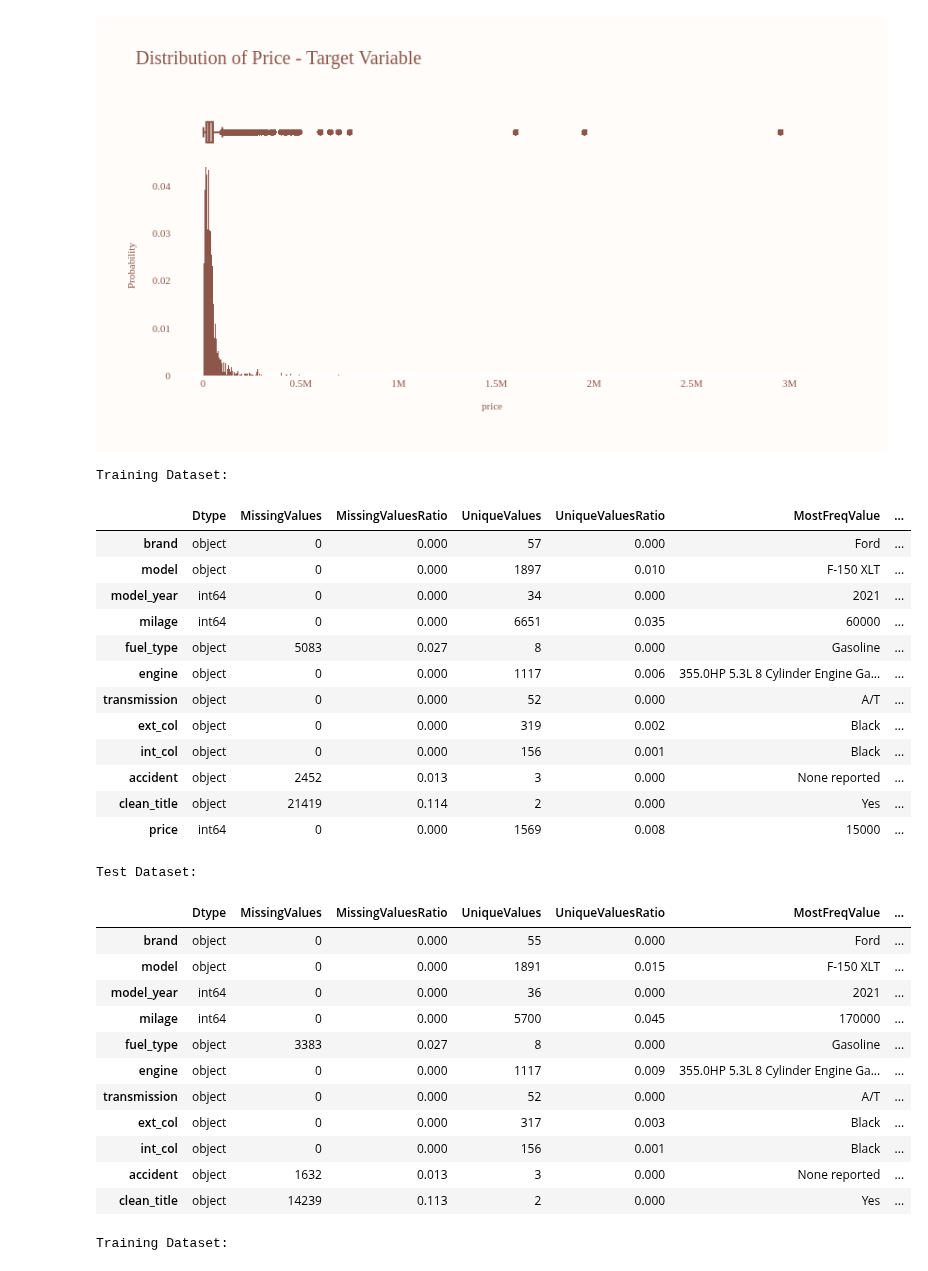
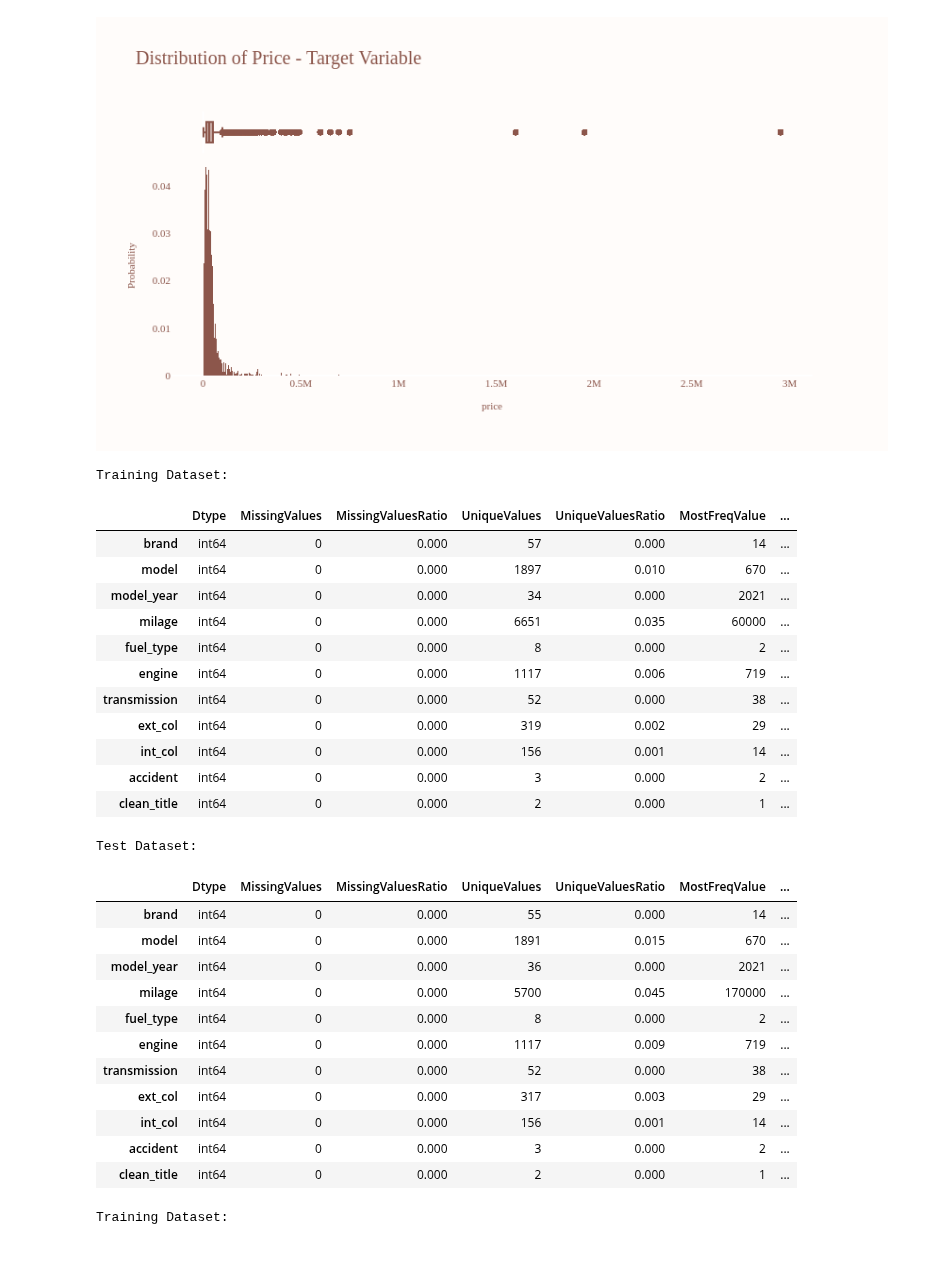
Before and after one commit to Chirag314/PS4E9, a Jupyter notebook: ps4e9-eda-lgbm-h2o-optuna.ipynb, the cells around one changed output. Drawn from its saved outputs; the diff is of its cells as text; code cells hidden in the pictures.

```diff
--- a/ps4e9-eda-lgbm-h2o-optuna.ipynb
+++ b/ps4e9-eda-lgbm-h2o-optuna.ipynb
@@ -482,41 +473,40 @@ save_and_show_fig(fig, "Price_distribution")
 [figure]
 # %%
 print(CLR + "Training Dataset:")
-train_summary = frame_summary(train0.drop('id',axis=1))
+train_summary = frame_summary(trainX.drop('id',axis=1))
 get_pretty_frame(train_summary, gradient=True)
 # %% [output]
 Training Dataset:
 |  | Dtype | MissingValues | MissingValuesRatio | UniqueValues | UniqueValuesRatio | MostFreqValue | ... |
-| brand | object | 0 | 0.000 | 57 | 0.000 | Ford | ... |
-| model | object | 0 | 0.000 | 1897 | 0.010 | F-150 XLT | ... |
+| brand | int64 | 0 | 0.000 | 57 | 0.000 | 14 | ... |
+| model | int64 | 0 | 0.000 | 1897 | 0.010 | 670 | ... |
 | model_year | int64 | 0 | 0.000 | 34 | 0.000 | 2021 | ... |
 | milage | int64 | 0 | 0.000 | 6651 | 0.035 | 60000 | ... |
-| fuel_type | object | 5083 | 0.027 | 8 | 0.000 | Gasoline | ... |
-| engine | object | 0 | 0.000 | 1117 | 0.006 | 355.0HP 5.3L 8 Cylinder Engine Ga... | ... |
-| transmission | object | 0 | 0.000 | 52 | 0.000 | A/T | ... |
-| ext_col | object | 0 | 0.000 | 319 | 0.002 | Black | ... |
-| int_col | object | 0 | 0.000 | 156 | 0.001 | Black | ... |
-| accident | object | 2452 | 0.013 | 3 | 0.000 | None reported | ... |
-| clean_title | object | 21419 | 0.114 | 2 | 0.000 | Yes | ... |
-| price | int64 | 0 | 0.000 | 1569 | 0.008 | 15000 | ... |
+| fuel_type | int64 | 0 | 0.000 | 8 | 0.000 | 2 | ... |
+| engine | int64 | 0 | 0.000 | 1117 | 0.006 | 719 | ... |
+| transmission | int64 | 0 | 0.000 | 52 | 0.000 | 38 | ... |
+| ext_col | int64 | 0 | 0.000 | 319 | 0.002 | 29 | ... |
+| int_col | int64 | 0 | 0.000 | 156 | 0.001 | 14 | ... |
+| accident | int64 | 0 | 0.000 | 3 | 0.000 | 2 | ... |
+| clean_title | int64 | 0 | 0.000 | 2 | 0.000 | 1 | ... |
 # %%
 print(CLR + "Test Dataset:")
-test_summary = frame_summary(TEST0.drop('id',axis=1))
+test_summary = frame_summary(TESTX.drop('id',axis=1))
 get_pretty_frame(test_summary, gradient=True)
 # %% [output]
 Test Dataset:
 |  | Dtype | MissingValues | MissingValuesRatio | UniqueValues | UniqueValuesRatio | MostFreqValue | ... |
-| brand | object | 0 | 0.000 | 55 | 0.000 | Ford | ... |
-| model | object | 0 | 0.000 | 1891 | 0.015 | F-150 XLT | ... |
+| brand | int64 | 0 | 0.000 | 55 | 0.000 | 14 | ... |
+| model | int64 | 0 | 0.000 | 1891 | 0.015 | 670 | ... |
 | model_year | int64 | 0 | 0.000 | 36 | 0.000 | 2021 | ... |
 | milage | int64 | 0 | 0.000 | 5700 | 0.045 | 170000 | ... |
-| fuel_type | object | 3383 | 0.027 | 8 | 0.000 | Gasoline | ... |
-| engine | object | 0 | 0.000 | 1117 | 0.009 | 355.0HP 5.3L 8 Cylinder Engine Ga... | ... |
-| transmission | object | 0 | 0.000 | 52 | 0.000 | A/T | ... |
-| ext_col | object | 0 | 0.000 | 317 | 0.003 | Black | ... |
-| int_col | object | 0 | 0.000 | 156 | 0.001 | Black | ... |
-| accident | object | 1632 | 0.013 | 3 | 0.000 | None reported | ... |
-| clean_title | object | 14239 | 0.113 | 2 | 0.000 | Yes | ... |
+| fuel_type | int64 | 0 | 0.000 | 8 | 0.000 | 2 | ... |
+| engine | int64 | 0 | 0.000 | 1117 | 0.009 | 719 | ... |
+| transmission | int64 | 0 | 0.000 | 52 | 0.000 | 38 | ... |
+| ext_col | int64 | 0 | 0.000 | 317 | 0.003 | 29 | ... |
+| int_col | int64 | 0 | 0.000 | 156 | 0.001 | 14 | ... |
+| accident | int64 | 0 | 0.000 | 3 | 0.000 | 2 | ... |
+| clean_title | int64 | 0 | 0.000 | 2 | 0.000 | 1 | ... |
 # %%
 train_df=trainX
 test_df=TESTX
```
Also changed, not shown: parts of 8 cells of this notebook.
